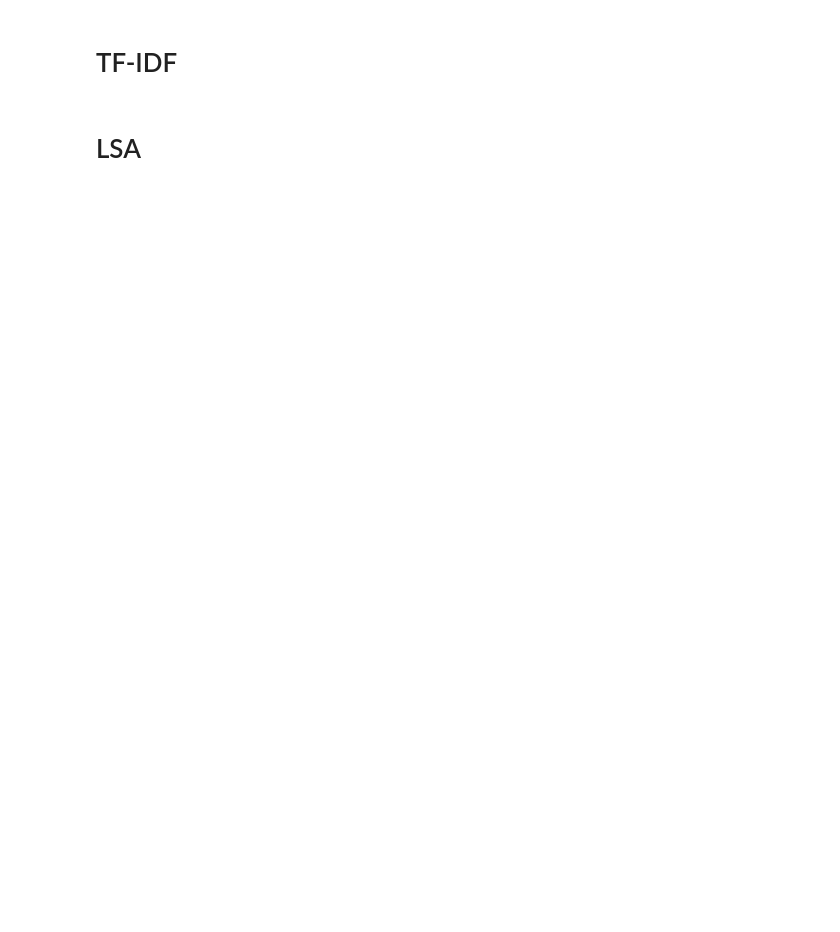
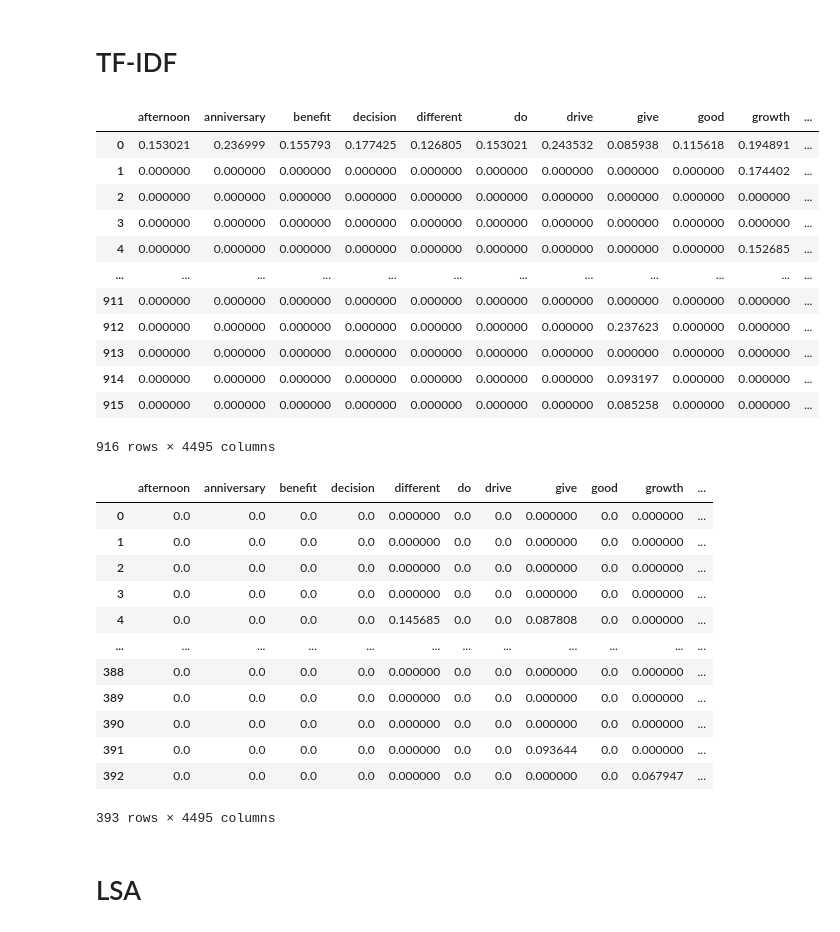
Before and after one commit to flxmlr/DLTA_Assignment2, a Jupyter notebook: Assignment_2_Text_Analytics_Team1.ipynb, the cells around one changed output. Saved outputs shown, nothing was run; the diff lists cells and outputs as text; code cells hidden in the pictures; blank space fills up the shorter version.

```diff
--- a/Assignment_2_Text_Analytics_Team1.ipynb
+++ b/Assignment_2_Text_Analytics_Team1.ipynb
@@ -297,19 +355,46 @@ test_bow_matrix = do_bow(data_test)
 # %%
 from sklearn.feature_extraction.text import TfidfVectorizer
 
 def do_tfidf(data):
-    tfidf_vec = TfidfVectorizer()
+    tfidf_vec = TfidfVectorizer(vocabulary = dct)
 
     tfidf = tfidf_vec.fit_transform(data['CleanText'])
     tfidf_matrix = pd.DataFrame(data = tfidf.toarray(), columns = tfidf_vec.get_feature_names_out())
 
-    #display(tfidf_matrix)
+    display(tfidf_matrix)
 
     return(tfidf_matrix)
 
 # call function
 train_tfidf_matrix = do_tfidf(data_train)
 test_tfidf_matrix = do_tfidf(data_test)
+# %% [output]
+|  | afternoon | anniversary | benefit | decision | different | do | drive | give | good | growth | ... |
+| 0 | 0.153021 | 0.236999 | 0.155793 | 0.177425 | 0.126805 | 0.153021 | 0.243532 | 0.085938 | 0.115618 | 0.194891 | ... |
+| 1 | 0.000000 | 0.000000 | 0.000000 | 0.000000 | 0.000000 | 0.000000 | 0.000000 | 0.000000 | 0.000000 | 0.174402 | ... |
+| 2 | 0.000000 | 0.000000 | 0.000000 | 0.000000 | 0.000000 | 0.000000 | 0.000000 | 0.000000 | 0.000000 | 0.000000 | ... |
+| 3 | 0.000000 | 0.000000 | 0.000000 | 0.000000 | 0.000000 | 0.000000 | 0.000000 | 0.000000 | 0.000000 | 0.000000 | ... |
+| 4 | 0.000000 | 0.000000 | 0.000000 | 0.000000 | 0.000000 | 0.000000 | 0.000000 | 0.000000 | 0.000000 | 0.152685 | ... |
+| ... | ... | ... | ... | ... | ... | ... | ... | ... | ... | ... | ... |
+| 911 | 0.000000 | 0.000000 | 0.000000 | 0.000000 | 0.000000 | 0.000000 | 0.000000 | 0.000000 | 0.000000 | 0.000000 | ... |
+| 912 | 0.000000 | 0.000000 | 0.000000 | 0.000000 | 0.000000 | 0.000000 | 0.000000 | 0.237623 | 0.000000 | 0.000000 | ... |
+| 913 | 0.000000 | 0.000000 | 0.000000 | 0.000000 | 0.000000 | 0.000000 | 0.000000 | 0.000000 | 0.000000 | 0.000000 | ... |
+| 914 | 0.000000 | 0.000000 | 0.000000 | 0.000000 | 0.000000 | 0.000000 | 0.000000 | 0.093197 | 0.000000 | 0.000000 | ... |
+| 915 | 0.000000 | 0.000000 | 0.000000 | 0.000000 | 0.000000 | 0.000000 | 0.000000 | 0.085258 | 0.000000 | 0.000000 | ... |
+916 rows × 4495 columns
+|  | afternoon | anniversary | benefit | decision | different | do | drive | give | good | growth | ... |
+| 0 | 0.0 | 0.0 | 0.0 | 0.0 | 0.000000 | 0.0 | 0.0 | 0.000000 | 0.0 | 0.000000 | ... |
+| 1 | 0.0 | 0.0 | 0.0 | 0.0 | 0.000000 | 0.0 | 0.0 | 0.000000 | 0.0 | 0.000000 | ... |
+| 2 | 0.0 | 0.0 | 0.0 | 0.0 | 0.000000 | 0.0 | 0.0 | 0.000000 | 0.0 | 0.000000 | ... |
+| 3 | 0.0 | 0.0 | 0.0 | 0.0 | 0.000000 | 0.0 | 0.0 | 0.000000 | 0.0 | 0.000000 | ... |
+| 4 | 0.0 | 0.0 | 0.0 | 0.0 | 0.145685 | 0.0 | 0.0 | 0.087808 | 0.0 | 0.000000 | ... |
+| ... | ... | ... | ... | ... | ... | ... | ... | ... | ... | ... | ... |
+| 388 | 0.0 | 0.0 | 0.0 | 0.0 | 0.000000 | 0.0 | 0.0 | 0.000000 | 0.0 | 0.000000 | ... |
+| 389 | 0.0 | 0.0 | 0.0 | 0.0 | 0.000000 | 0.0 | 0.0 | 0.000000 | 0.0 | 0.000000 | ... |
+| 390 | 0.0 | 0.0 | 0.0 | 0.0 | 0.000000 | 0.0 | 0.0 | 0.000000 | 0.0 | 0.000000 | ... |
+| 391 | 0.0 | 0.0 | 0.0 | 0.0 | 0.000000 | 0.0 | 0.0 | 0.093644 | 0.0 | 0.000000 | ... |
+| 392 | 0.0 | 0.0 | 0.0 | 0.0 | 0.000000 | 0.0 | 0.0 | 0.000000 | 0.0 | 0.067947 | ... |
+393 rows × 4495 columns
 # %% [markdown]
 # LSA
 # %%
```
Also changed, not shown: parts of 10 cells of this notebook.
